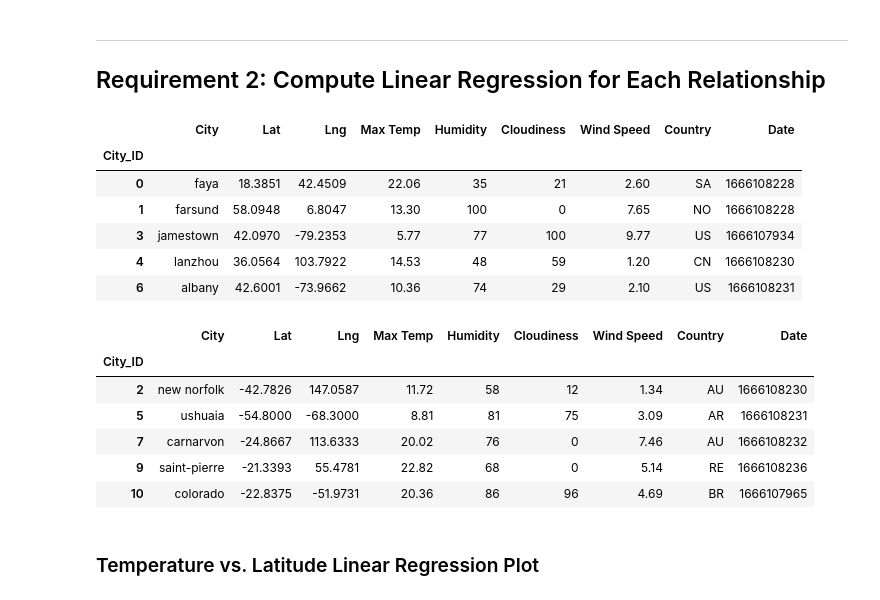
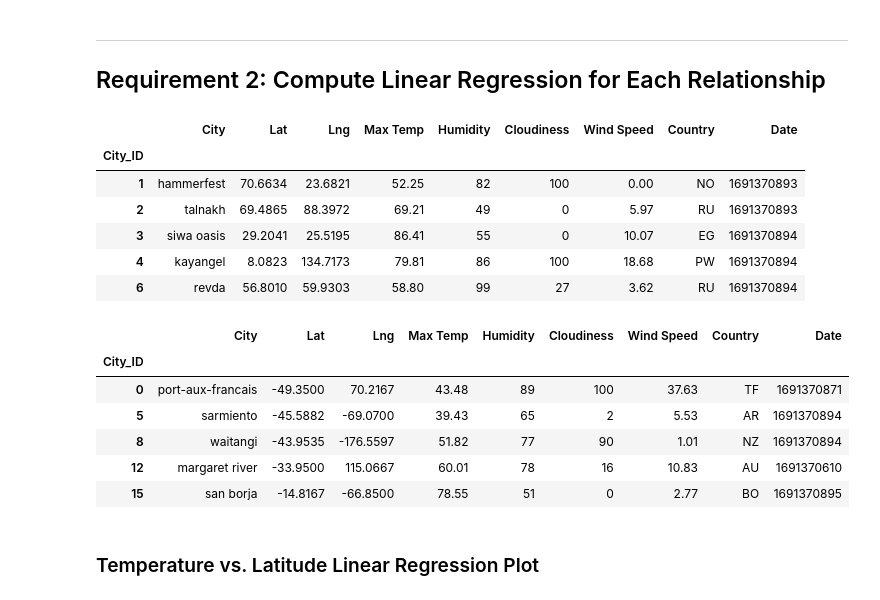
Before and after one commit to brnkath/python-api-challenge, a Jupyter notebook: WeatherPy/WeatherPy.ipynb, the cells around one changed output. Saved outputs shown, nothing was run; the diff lists cells and outputs as text; code cells hidden in the pictures.

```diff
--- a/WeatherPy/WeatherPy.ipynb
+++ b/WeatherPy/WeatherPy.ipynb
@@ -283,30 +289,30 @@ def lin_reg(x_values, y_values):
 # %%
 # Create a DataFrame with the Northern Hemisphere data (Latitude >= 0)
-# YOUR CODE HERE
+northern_hemi_df = city_data_df.loc[city_data_df["Lat"] >= 0]
 
 # Display sample data
 northern_hemi_df.head()
 # %% [output]
 |  | City | Lat | Lng | Max Temp | Humidity | Cloudiness | Wind Speed | Country | Date |
 | City_ID |  |  |  |  |  |  |  |  |  |
-| 0 | faya | 18.3851 | 42.4509 | 22.06 | 35 | 21 | 2.60 | SA | 1666108228 |
-| 1 | farsund | 58.0948 | 6.8047 | 13.30 | 100 | 0 | 7.65 | NO | 1666108228 |
-| 3 | jamestown | 42.0970 | -79.2353 | 5.77 | 77 | 100 | 9.77 | US | 1666107934 |
-| 4 | lanzhou | 36.0564 | 103.7922 | 14.53 | 48 | 59 | 1.20 | CN | 1666108230 |
-| 6 | albany | 42.6001 | -73.9662 | 10.36 | 74 | 29 | 2.10 | US | 1666108231 |
+| 1 | hammerfest | 70.6634 | 23.6821 | 52.25 | 82 | 100 | 0.00 | NO | 1691370893 |
+| 2 | talnakh | 69.4865 | 88.3972 | 69.21 | 49 | 0 | 5.97 | RU | 1691370893 |
+| 3 | siwa oasis | 29.2041 | 25.5195 | 86.41 | 55 | 0 | 10.07 | EG | 1691370894 |
+| 4 | kayangel | 8.0823 | 134.7173 | 79.81 | 86 | 100 | 18.68 | PW | 1691370894 |
+| 6 | revda | 56.8010 | 59.9303 | 58.80 | 99 | 27 | 3.62 | RU | 1691370894 |
 # %%
 # Create a DataFrame with the Southern Hemisphere data (Latitude < 0)
-# YOUR CODE HERE
+southern_hemi_df = city_data_df.loc[city_data_df["Lat"] < 0]
 
 # Display sample data
 southern_hemi_df.head()
 # %% [output]
 |  | City | Lat | Lng | Max Temp | Humidity | Cloudiness | Wind Speed | Country | Date |
 | City_ID |  |  |  |  |  |  |  |  |  |
-| 2 | new norfolk | -42.7826 | 147.0587 | 11.72 | 58 | 12 | 1.34 | AU | 1666108230 |
-| 5 | ushuaia | -54.8000 | -68.3000 | 8.81 | 81 | 75 | 3.09 | AR | 1666108231 |
-| 7 | carnarvon | -24.8667 | 113.6333 | 20.02 | 76 | 0 | 7.46 | AU | 1666108232 |
-| 9 | saint-pierre | -21.3393 | 55.4781 | 22.82 | 68 | 0 | 5.14 | RE | 1666108236 |
-| 10 | colorado | -22.8375 | -51.9731 | 20.36 | 86 | 96 | 4.69 | BR | 1666107965 |
+| 0 | port-aux-francais | -49.3500 | 70.2167 | 43.48 | 89 | 100 | 37.63 | TF | 1691370871 |
+| 5 | sarmiento | -45.5882 | -69.0700 | 39.43 | 65 | 2 | 5.53 | AR | 1691370894 |
+| 8 | waitangi | -43.9535 | -176.5597 | 51.82 | 77 | 90 | 1.01 | NZ | 1691370894 |
+| 12 | margaret river | -33.9500 | 115.0667 | 60.01 | 78 | 16 | 10.83 | AU | 1691370610 |
+| 15 | san borja | -14.8167 | -66.8500 | 78.55 | 51 | 0 | 2.77 | BO | 1691370895 |
 # %% [markdown]
 ###  Temperature vs. Latitude Linear Regression Plot
```
Also changed, not shown: parts of 25 cells of this notebook.
